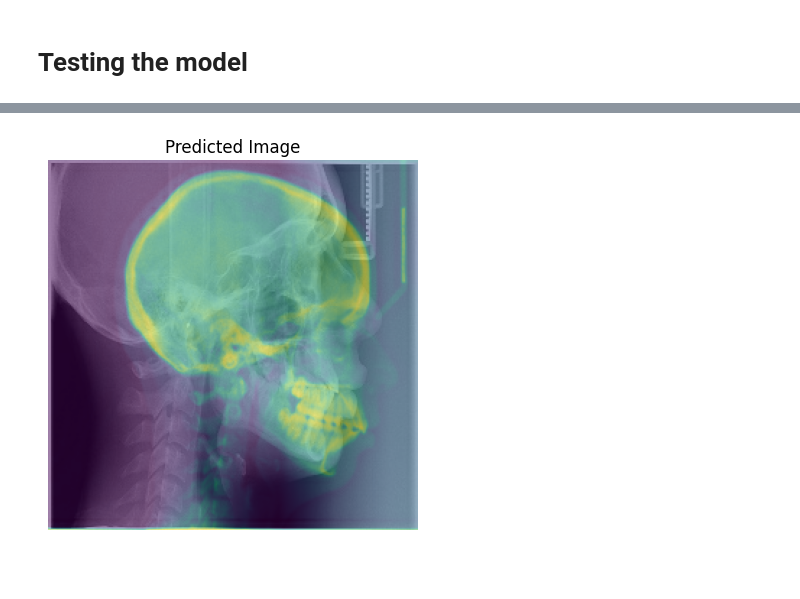
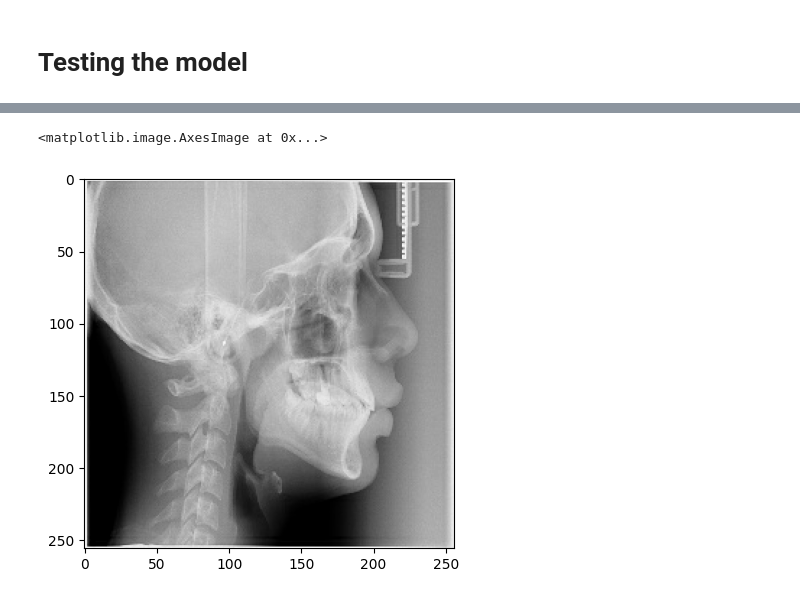
Before and after one commit to jacopoaltieri/Anatomical_landmarks_eval_CNN, a Jupyter notebook: unet_jupyter_trials.ipynb, the cells around one changed output, grey strips where cells are left out. Drawn from its saved outputs; the diff is of its cells as text; code cells hidden in the pictures; blank space fills up the shorter version.

Commit message:
fixed generators

```diff
--- a/unet_jupyter_trials.ipynb
+++ b/unet_jupyter_trials.ipynb
@@ -121,11 +145,11 @@ val_list = list(val_images_only)
 
 fixed_image = train_list[2]
 
-# Create a generator function to yield the combined image tensor
 def train_image_generator():
-    for moving_image in train_list[1:]:
+    for moving_image in train_list:
+
         # Combine fixed and moving images into a single tensor
-        combined_image = tf.concat([fixed_image, moving_image], axis=2)  # Stack along the third axis
+        combined_image = tf.stack([fixed_image,moving_image],-1)
         yield (combined_image, fixed_image)
 
 
@@ -133,7 +157,7 @@ def train_image_generator():
 train_images_dataset = tf.data.Dataset.from_generator(
     train_image_generator,
     output_signature=(tf.TensorSpec(shape=(256, 256, 2), dtype=tf.float32),
-                      tf.TensorSpec(shape=(256, 256, 1), dtype=tf.float32))
+                      tf.TensorSpec(shape=(256, 256), dtype=tf.float32))
     )
 train_images_dataset = train_images_dataset.shuffle(1000).batch(BATCH_SIZE)
 
@@ -144,7 +168,8 @@ val_list = list(val_images_only)
 # Create a generator function to yield the combined image tensor for validation
 def val_image_generator():
     for moving_image in val_list:
-        combined_image = tf.concat([fixed_image, moving_image], axis=2)  # Stack along the third axis
+
+        combined_image = tf.stack([fixed_image, moving_image], -1)
         yield (combined_image, fixed_image)
 
 # Create a TensorFlow dataset from the generator for validation
@@ -152,7 +177,7 @@ val_images_dataset = tf.data.Dataset.from_generator(
     val_image_generator,
     output_signature=(
         tf.TensorSpec(shape=(256, 256, 2), dtype=tf.float32),
-        tf.TensorSpec(shape=(256, 256,1), dtype=tf.float32)
+        tf.TensorSpec(shape=(256, 256), dtype=tf.float32)
     )
 )
 
@@ -319,15 +356,11 @@ KeyboardInterrupt:
 # %%
 test_image = test_images_only.as_numpy_iterator().next()
 
-test_feed = tf.concat([fixed_image, test_image], axis=2)
+test_feed = tf.stack([fixed_image, test_image],-1)
 test_feed = tf.expand_dims(test_feed, axis=0)
 
 results = unet.predict(test_feed)
 predicted_image = results[0, :, :, 0]  # Extract the 2D image from the batch
 
 plt.imshow(fixed_image, cmap='gray')
-plt.imshow(predicted_image, alpha = 0.5)  # Assuming it's a grayscale image
-plt.title('Predicted Image')
-plt.axis('off')  # Optional, to hide the axis
-plt.show()
 # %% [output]
@@ -335 +368,2 @@ plt.show()
+<matplotlib.image.AxesImage at 0x...>
-[figure, old version]
+[figure, new version]
```
Also changed, not shown: parts of 8 cells of this notebook.
